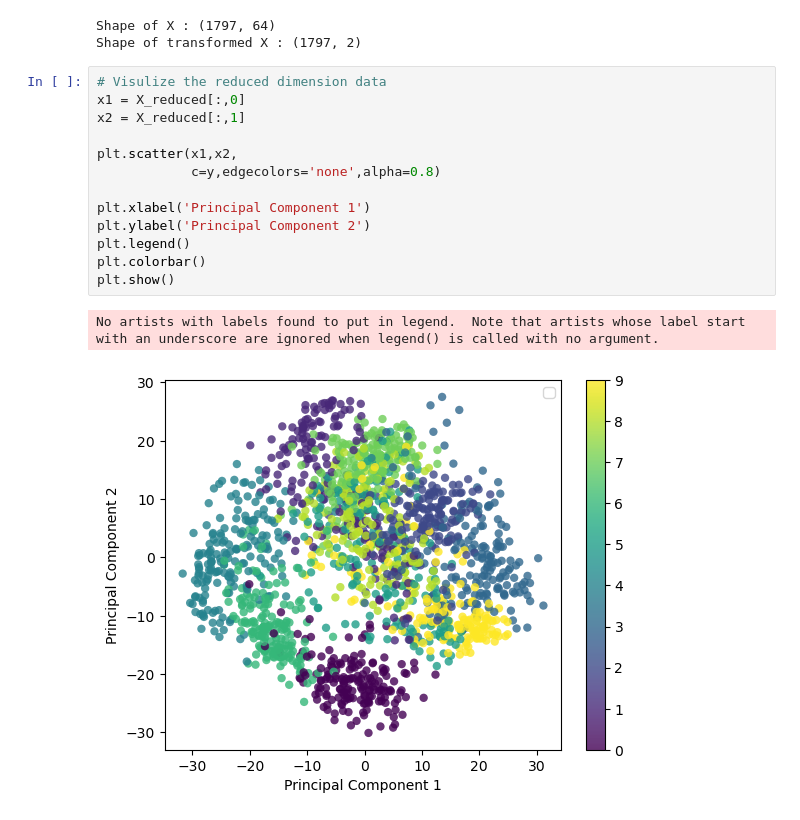
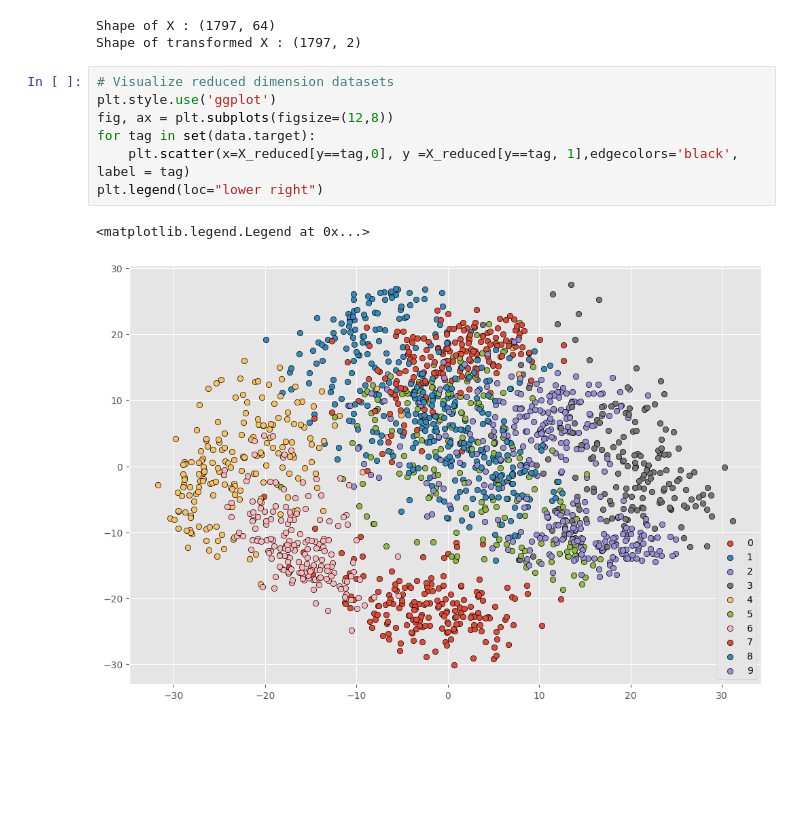
Before and after one commit to haizznaam/Machine-Learning-With-Python, a Jupyter notebook: PCA/hw_pca_ml2.ipynb, the cells around one changed output. Drawn from its saved outputs; the diff is of its cells as text; blank space fills up the shorter version.

Commit message:
fix reduced dimension visualization error

```diff
--- a/PCA/hw_pca_ml2.ipynb
+++ b/PCA/hw_pca_ml2.ipynb
@@ -97,19 +97,13 @@ print('Shape of transformed X :', X_reduced.shape)
 # %% [output]
 Shape of X : (1797, 64)
 Shape of transformed X : (1797, 2)
-# %%
-# Visulize the reduced dimension data
-x1 = X_reduced[:,0]
-x2 = X_reduced[:,1]
-
-plt.scatter(x1,x2,
-            c=y,edgecolors='none',alpha=0.8)
-
-plt.xlabel('Principal Component 1')
-plt.ylabel('Principal Component 2')
-plt.legend()
-plt.colorbar()
-plt.show()
-# %% [output]
-No artists with labels found to put in legend.  Note that artists whose label start with an underscore are ignored when legend() is called with no argument.
-[figure, removed]
+# %%
+# Visualize reduced dimension datasets
+plt.style.use('ggplot')
+fig, ax = plt.subplots(figsize=(12,8))
+for tag in set(data.target):
+    plt.scatter(x=X_reduced[y==tag,0], y =X_reduced[y==tag, 1],edgecolors='black', label = tag)
+plt.legend(loc="lower right")
+# %% [output]
+<matplotlib.legend.Legend at 0x...>
+[figure, added]
```
